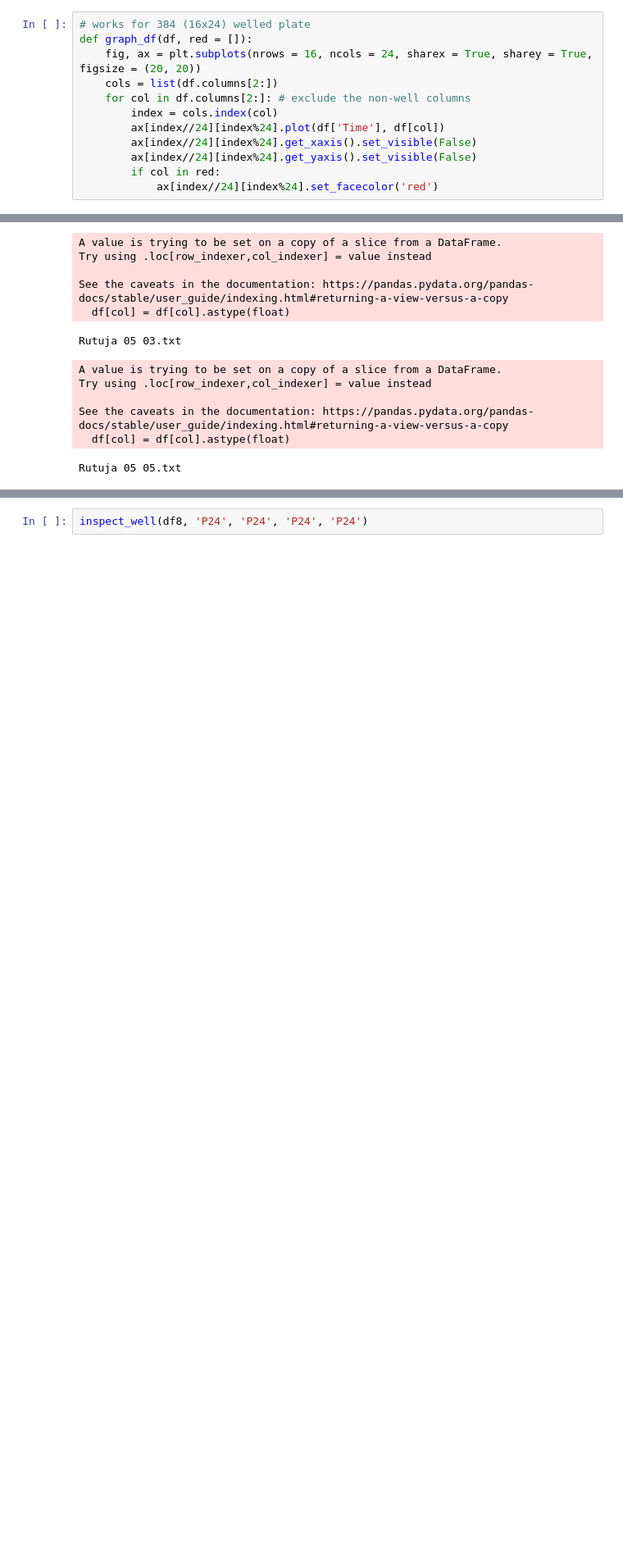
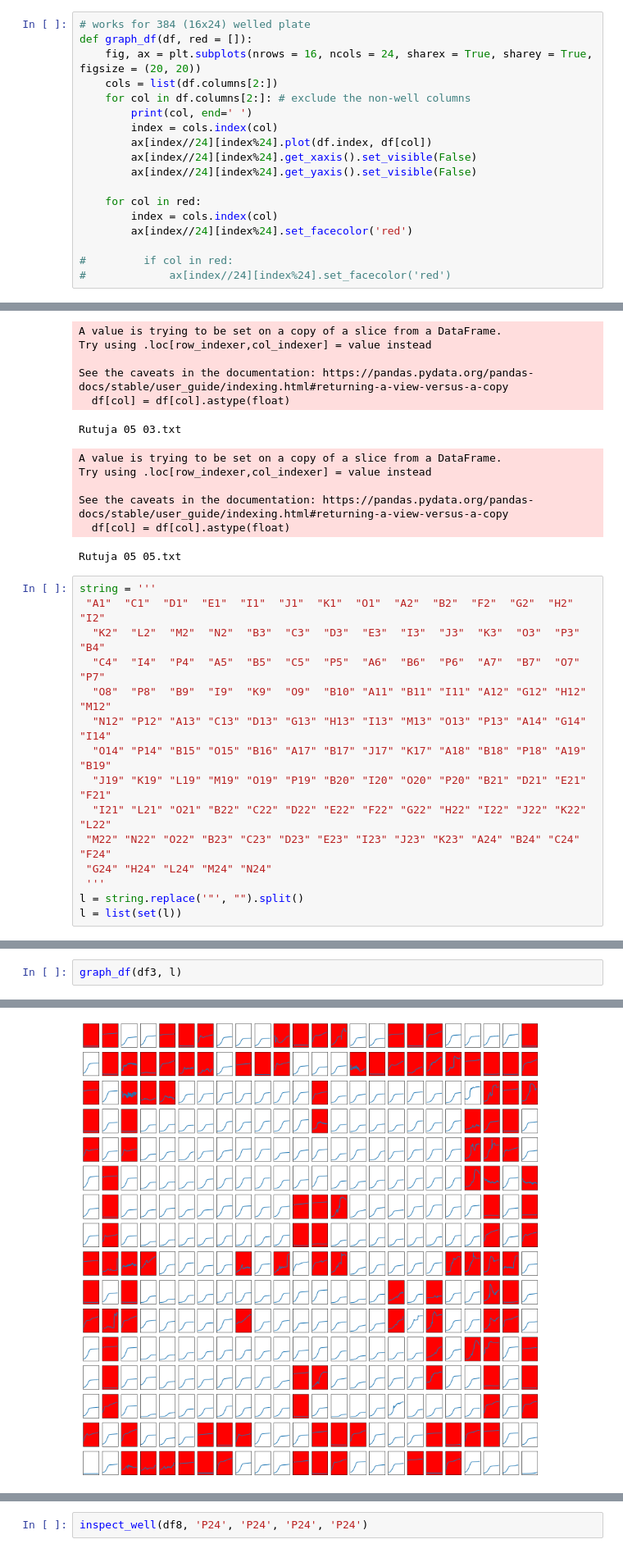
Before and after one commit to rutuja-gupte/sharp-pombe-fitness, a Jupyter notebook: Plotting Plates.ipynb, the cells around one changed output, grey strips where cells are left out. Shown at 82% size. Drawn from its saved outputs; the diff is of its cells as text; blank space fills up the shorter version.

```diff
--- a/Plotting Plates.ipynb
+++ b/Plotting Plates.ipynb
@@ -34,12 +34,18 @@ def graph_df(df, red = []):
     fig, ax = plt.subplots(nrows = 16, ncols = 24, sharex = True, sharey = True, figsize = (20, 20))
     cols = list(df.columns[2:])
     for col in df.columns[2:]: # exclude the non-well columns
+        print(col, end=' ')
         index = cols.index(col)
-        ax[index//24][index%24].plot(df['Time'], df[col])
+        ax[index//24][index%24].plot(df.index, df[col])
         ax[index//24][index%24].get_xaxis().set_visible(False)
         ax[index//24][index%24].get_yaxis().set_visible(False)
-        if col in red:
-            ax[index//24][index%24].set_facecolor('red')
+
+    for col in red:
+        index = cols.index(col)
+        ax[index//24][index%24].set_facecolor('red')
+
+#         if col in red:
+#             ax[index//24][index%24].set_facecolor('red')
 # %%
 # inspect 4 wells
 def inspect_well(df, w1, w2, w3, w4):
@@ -106,3 +112,18 @@ Try using .loc[row_indexer,col_indexer] = value instead
 See the caveats in the documentation: https://pandas.pydata.org/pandas-docs/stable/user_guide/indexing.html#returning-a-view-versus-a-copy
   df[col] = df[col].astype(float)
 Rutuja 05 05.txt
+# %%
+string = '''
+ "A1"  "C1"  "D1"  "E1"  "I1"  "J1"  "K1"  "O1"  "A2"  "B2"  "F2"  "G2"  "H2"  "I2"
+  "K2"  "L2"  "M2"  "N2"  "B3"  "C3"  "D3"  "E3"  "I3"  "J3"  "K3"  "O3"  "P3"  "B4"
+  "C4"  "I4"  "P4"  "A5"  "B5"  "C5"  "P5"  "A6"  "B6"  "P6"  "A7"  "B7"  "O7"  "P7"
+  "O8"  "P8"  "B9"  "I9"  "K9"  "O9"  "B10" "A11" "B11" "I11" "A12" "G12" "H12" "M12"
+  "N12" "P12" "A13" "C13" "D13" "G13" "H13" "I13" "M13" "O13" "P13" "A14" "G14" "I14"
+  "O14" "P14" "B15" "O15" "B16" "A17" "B17" "J17" "K17" "A18" "B18" "P18" "A19" "B19"
+  "J19" "K19" "L19" "M19" "O19" "P19" "B20" "I20" "O20" "P20" "B21" "D21" "E21" "F21"
+  "I21" "L21" "O21" "B22" "C22" "D22" "E22" "F22" "G22" "H22" "I22" "J22" "K22" "L22"
+ "M22" "N22" "O22" "B23" "C23" "D23" "E23" "I23" "J23" "K23" "A24" "B24" "C24" "F24"
+ "G24" "H24" "L24" "M24" "N24"
+ '''
+l = string.replace('"', "").split()
+l = list(set(l))
@@ -108,0 +134,3 @@ Rutuja 05 05.txt
+# %%
+graph_df(df3, l)
+# %% [output]
@@ -108,0 +138 @@ Rutuja 05 05.txt
+[figure, added]
```
Also changed, not shown: parts of 15 cells of this notebook, 1 other file.
